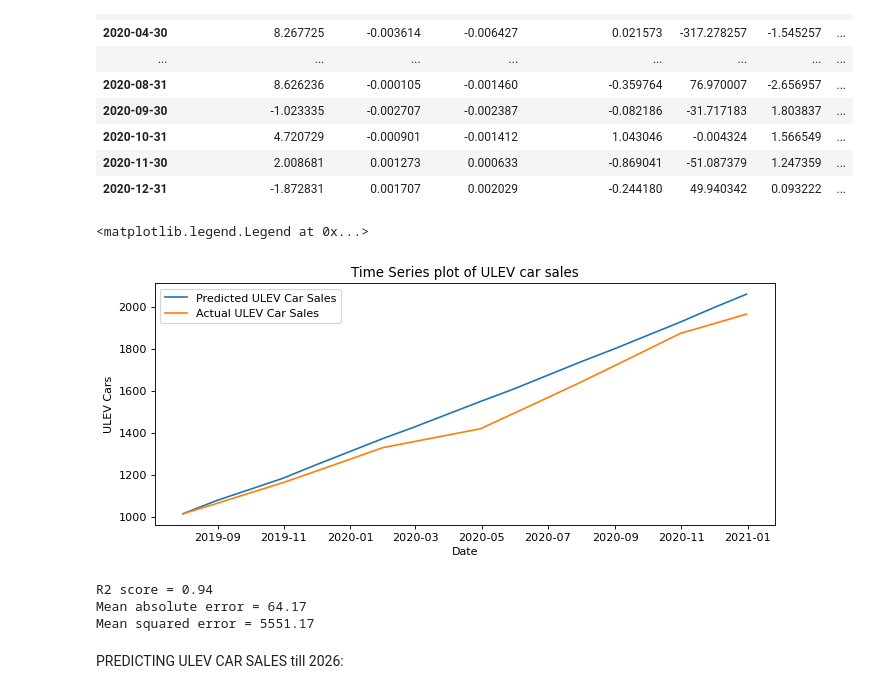
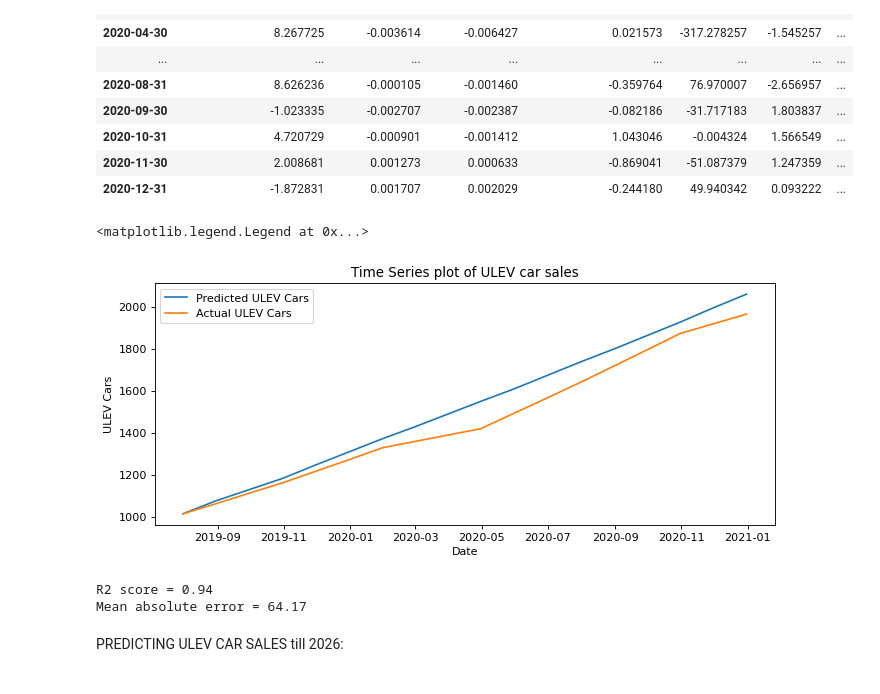
Before and after one commit to Anichan55/Data-Science-Mini-Project, a Jupyter notebook: Time Series model for predicting Car sales/VAR model/Forecasted ULEV Cars in Bristol.ipynb, the cells around one changed output. Cells and saved outputs as stored; diff of their text form; code cells hidden in the pictures.

```diff
--- a/Time Series model for predicting Car sales/VAR model/Forecasted ULEV Cars in Bristol.ipynb
+++ b/Time Series model for predicting Car sales/VAR model/Forecasted ULEV Cars in Bristol.ipynb
@@ -347,18 +347,18 @@ def invert_transformation(df_train, df_forecast, second_diff=False):
 # %%
 df_results = invert_transformation(df_train, df_forecast, second_diff=True)
 df_results.loc[:, ['Median Annual Income_forecast','Petrol Price_forecast','Diesel Price_forecast','Google Search Index_forecast', 'All Cars_forecast','ULEV_forecast']]
 import matplotlib.pyplot as plt
 from matplotlib.pyplot import figure
 figure(figsize=(10,4), dpi=80)
 plt.plot((df_results["ULEV_forecast"]).astype(int))
 plt.plot(df_test["ULEV"][-nobs:])
 plt.xlabel("Date")
 plt.ylabel("ULEV Cars")
 plt.title("Time Series plot of ULEV car sales")
-plt.legend(['Predicted ULEV Car Sales', 'Actual ULEV Car Sales'])
+plt.legend(['Predicted ULEV Cars', 'Actual ULEV Cars'])
 # %% [output]
 <matplotlib.legend.Legend at 0x...>
-[figure, old version]
+[figure, new version]
 # %%
 preds=(df_results["ULEV_forecast"]).astype(int)
 y_values=df["ULEV"][-18:]
@@ -366,11 +366,9 @@ y_values=df["ULEV"][-18:]
 import sklearn.metrics as sm
 print("R2 score =", round(sm.r2_score(y_values, preds), 2))
 print("Mean absolute error =", round(sm.mean_absolute_error(y_values, preds), 2))
-print("Mean squared error =", round(sm.mean_squared_error(y_values, preds), 2))
 # %% [output]
 R2 score = 0.94
 Mean absolute error = 64.17
-Mean squared error = 5551.17
 # %% [markdown]
 PREDICTING ULEV CAR SALES till 2026:
 # %%
```
Also changed, not shown: parts of 1 cell of this notebook.
